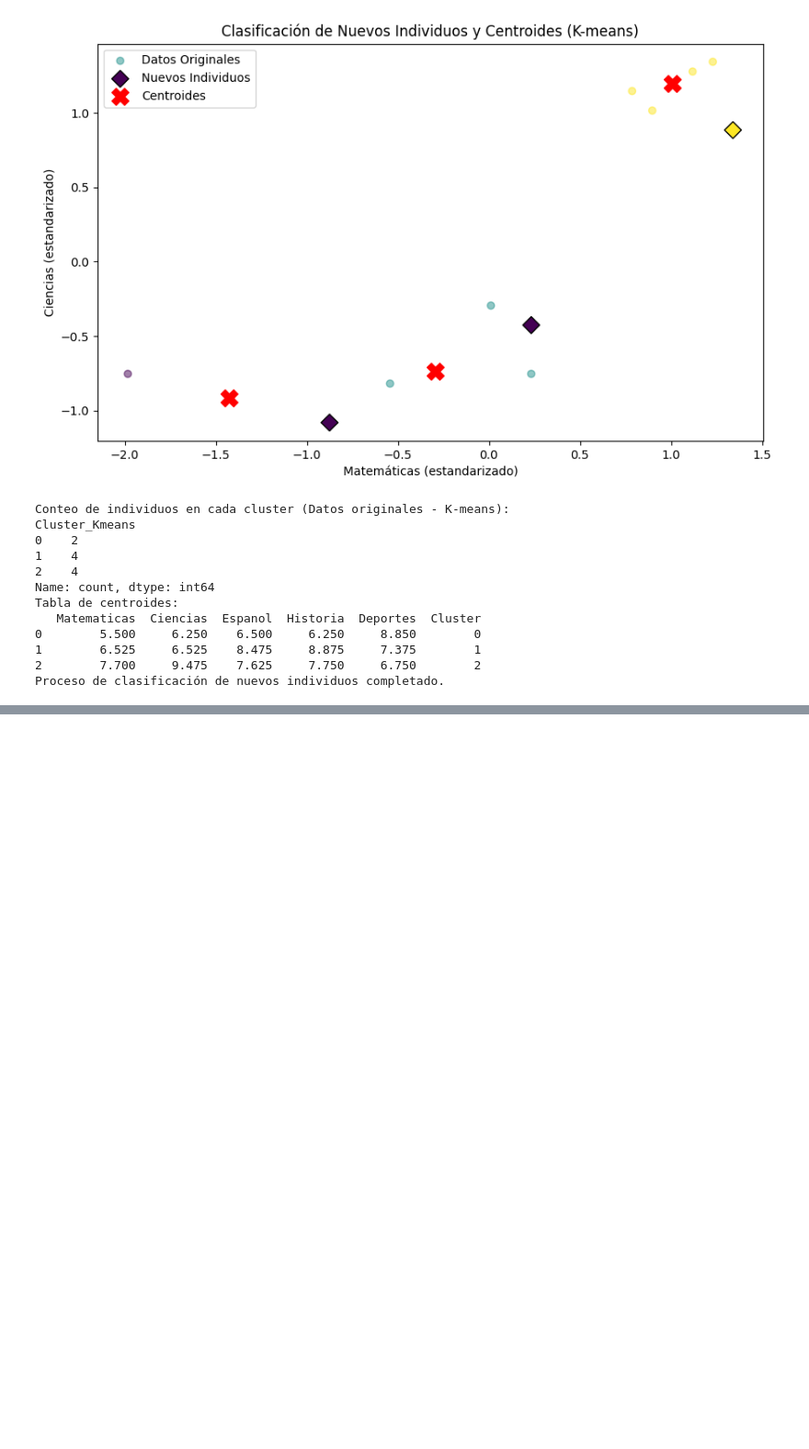
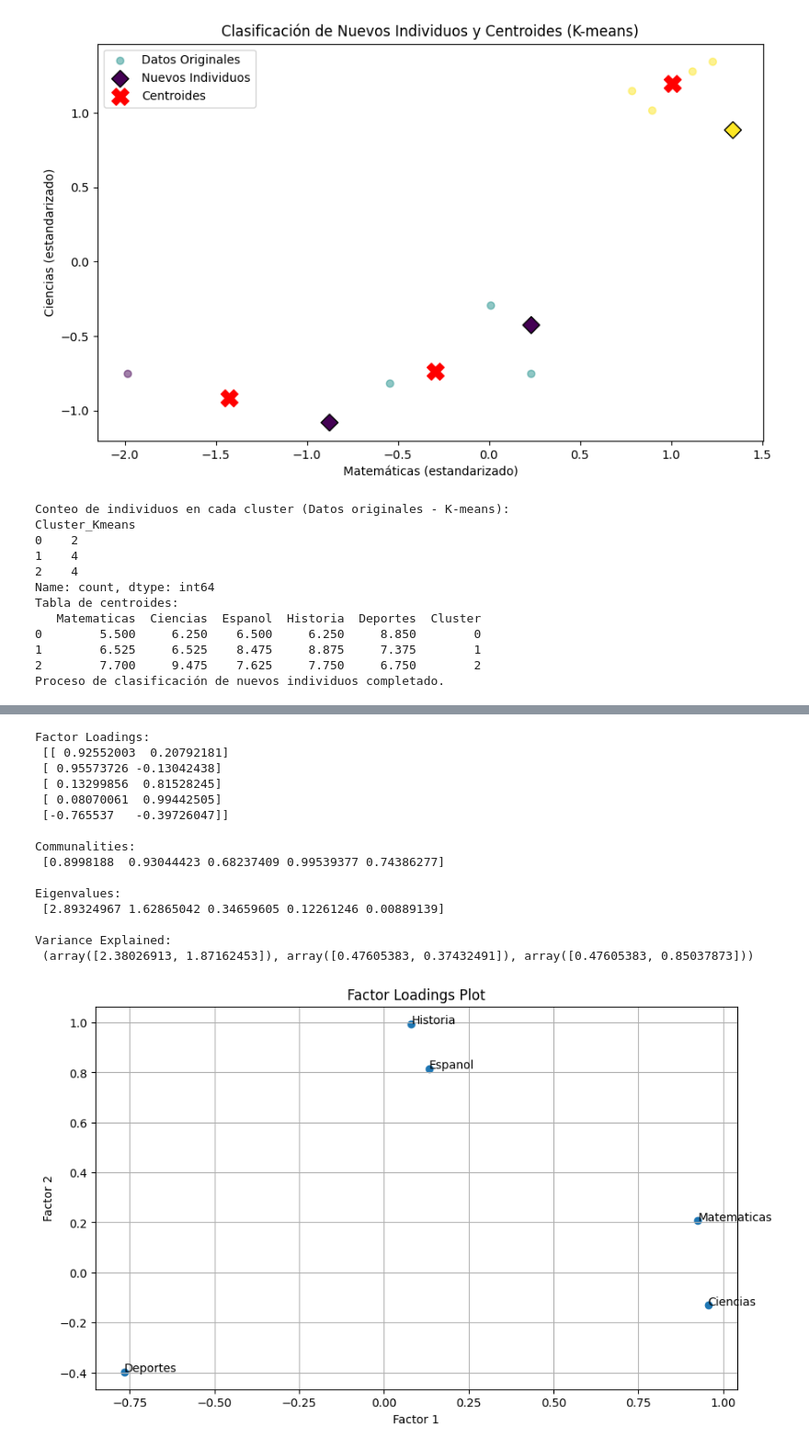
Before and after one commit to jaimeisaac2020/Python-analsisis-basicos, a Jupyter notebook: cluster_de_estudiantes.ipynb, the cells around one changed output, grey strips where cells are left out. Shown at 92% size. Saved outputs shown, nothing was run; the diff lists cells and outputs as text; code cells hidden in the pictures; blank space fills up the shorter version.

```diff
--- a/cluster_de_estudiantes.ipynb
+++ b/cluster_de_estudiantes.ipynb
@@ -315,0 +481,70 @@ Proceso de clasificación de nuevos individuos completado.
+# %%
+# prompt: puedes hacer un analisis factorial en Python bien detallado
+
+import pandas as pd
+from factor_analyzer import FactorAnalyzer
+
+# Assuming your data is in a pandas DataFrame called 'df'
+# and you want to perform factor analysis on columns 'col1', 'col2', etc.
+
+# 1. Prepare the data
+# Select the relevant columns for factor analysis
+features = ['Matematicas', 'Ciencias', 'Espanol', 'Historia', 'Deportes']  # Example features
+data_for_fa = df[features]
+
+# 2. Perform Factor Analysis
+# Determine the number of factors (e.g., using scree plot or parallel analysis)
+# For this example, let's assume we want 2 factors.
+fa = FactorAnalyzer(n_factors=2, rotation='varimax')  # You can choose different rotation methods
+fa.fit(data_for_fa)
+
+# 3. Analyze the Results
+# Loadings:  Indicates the correlation between each variable and each factor.
+loadings = fa.loadings_
+print("Factor Loadings:\n", loadings)
+
+# Communalities:  Indicates the proportion of variance in each variable explained by the factors.
+communalities = fa.get_communalities()
+print("\nCommunalities:\n", communalities)
+
+# Variance Explained: Indicates the proportion of variance in the dataset explained by each factor.
+ev, v = fa.get_eigenvalues()
+print("\nEigenvalues:\n", ev)  # Eigenvalues show the variance explained by each factor
+print("\nVariance Explained:\n", fa.get_factor_variance())  # Detailed variance explained
+
+# 4. Interpret the Results
+# Examine the factor loadings to understand which variables are strongly associated with which factors.
+# For example, if 'Mathematics' and 'Science' have high loadings on Factor 1,
+# and 'Spanish' and 'History' have high loadings on Factor 2,
+# you might interpret Factor 1 as 'STEM skills' and Factor 2 as 'Humanities skills.'
+
+# 5. Visualize (optional)
+import matplotlib.pyplot as plt
+
+plt.figure(figsize=(10, 6))
+plt.scatter(loadings[:, 0], loadings[:, 1])
+for i, txt in enumerate(features):
+  plt.annotate(txt, (loadings[i, 0], loadings[i, 1]))
+
+plt.xlabel("Factor 1")
+plt.ylabel("Factor 2")
+plt.title("Factor Loadings Plot")
+plt.grid(True)
+plt.show()
+# %% [output]
+Factor Loadings:
+ [[ 0.92552003  0.20792181]
+ [ 0.95573726 -0.13042438]
+ [ 0.13299856  0.81528245]
+ [ 0.08070061  0.99442505]
+ [-0.765537   -0.39726047]]
+
+Communalities:
+ [0.8998188  0.93044423 0.68237409 0.99539377 0.74386277]
+
+Eigenvalues:
+ [2.89324967 1.62865042 0.34659605 0.12261246 0.00889139]
+
+Variance Explained:
+ (array([2.38026913, 1.87162453]), array([0.47605383, 0.37432491]), array([0.47605383, 0.85037873]))
+[figure, added]
```
Also changed, not shown: parts of 8 cells of this notebook.
